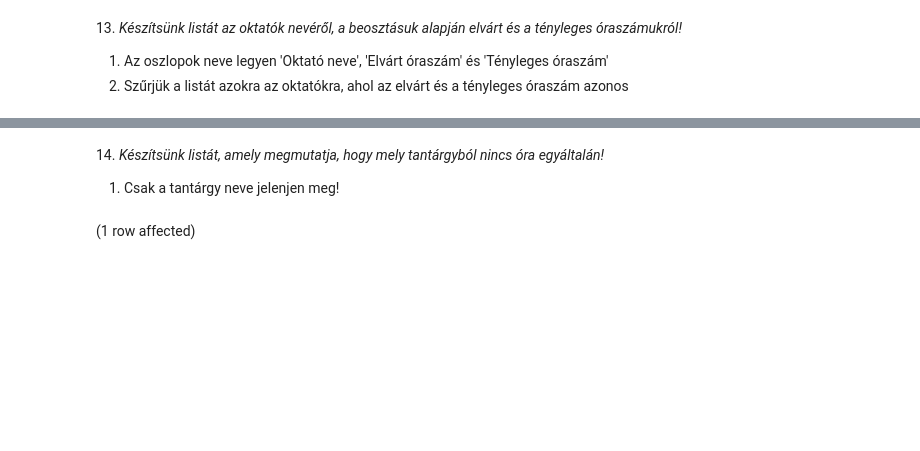
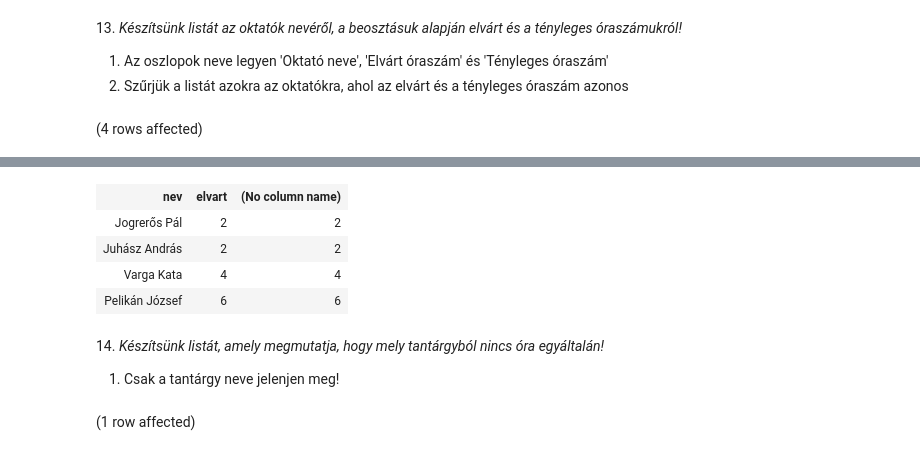
Before and after one commit to szentebalint0/AdatBG02, a Jupyter notebook: gyakorlat03_feladatok.ipynb, the cells around one changed output, grey strips where cells are left out. Cells and saved outputs as stored; diff of their text form; code cells hidden in the pictures; blank space fills up the shorter version.

```diff
--- a/gyakorlat03_feladatok.ipynb
+++ b/gyakorlat03_feladatok.ipynb
@@ -282,3 +297,10 @@ Az oszlopokat nevezzük el értelemszerűen!
 
 1. Az oszlopok neve legyen 'Oktató neve', 'Elvárt óraszám' és 'Tényleges óraszám'
 2. Szűrjük a listát azokra az oktatókra, ahol az elvárt és a tényleges óraszám azonos
+# %%
+SELECT okt.nev, b.elvart, COUNT(ora_id)
+FROM Beosztasok b JOIN Oktatok okt ON b.beosztas_id = okt.beosztás JOIN Orak o ON okt.oktato_id = o.tanar
+GROUP BY okt.nev, b.elvart
+HAVING b.elvart = COUNT(ora_id)
+# %% [output]
+(4 rows affected)
@@ -285,3 +308,8 @@ Az oszlopokat nevezzük el értelemszerűen!
+| nev | elvart | (No column name) |
+| Jogrerős Pál | 2 | 2 |
+| Juhász András | 2 | 2 |
+| Varga Kata | 4 | 4 |
+| Pelikán József | 6 | 6 |
 # %% [markdown]
 14. _Készítsünk listát, amely megmutatja, hogy mely tantárgyból nincs óra egyáltalán!_
 
```
Also changed, not shown: parts of 2 cells of this notebook, 1 other file.
